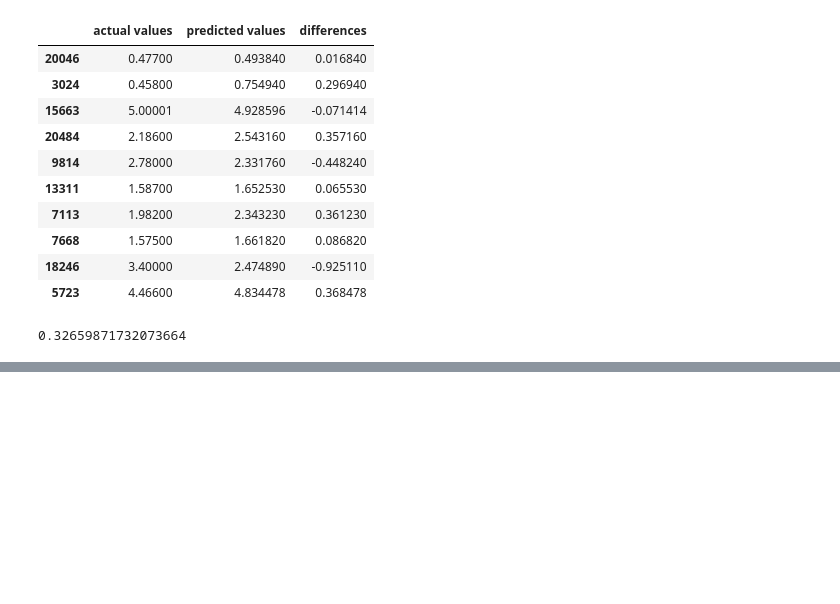
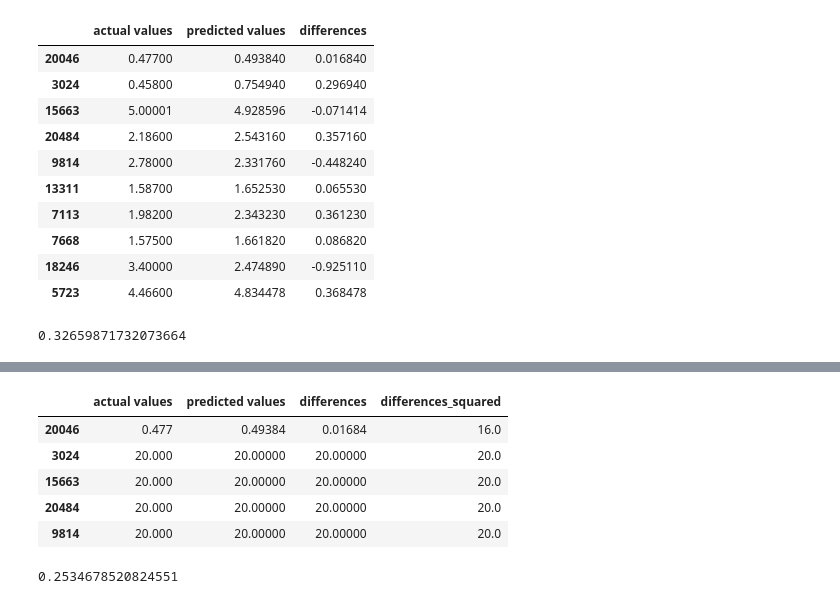
Before and after one commit to mrcruz117/sklearn-intro, a Jupyter notebook: introduction-to-scikit-learn.ipynb, the cells around one changed output, grey strips where cells are left out. Saved outputs shown, nothing was run; the diff lists cells and outputs as text; code cells hidden in the pictures; blank space fills up the shorter version.

```diff
--- a/introduction-to-scikit-learn.ipynb
+++ b/introduction-to-scikit-learn.ipynb
@@ -1181,0 +1222,14 @@ df["differences"].abs().mean()
+# %%
+df_large_error.iloc[1:100] = 20
+df_large_error.head()
+# %% [output]
+|  | actual values | predicted values | differences | differences_squared |
+| 20046 | 0.477 | 0.49384 | 0.01684 | 16.0 |
+| 3024 | 20.000 | 20.00000 | 20.00000 | 20.0 |
+| 15663 | 20.000 | 20.00000 | 20.00000 | 20.0 |
+| 20484 | 20.000 | 20.00000 | 20.00000 | 20.0 |
+| 9814 | 20.000 | 20.00000 | 20.00000 | 20.0 |
+# %%
+df["differences_squared"].mean()
+# %% [output]
+0.2534678520824551
```
Also changed, not shown: parts of 5 cells of this notebook.
